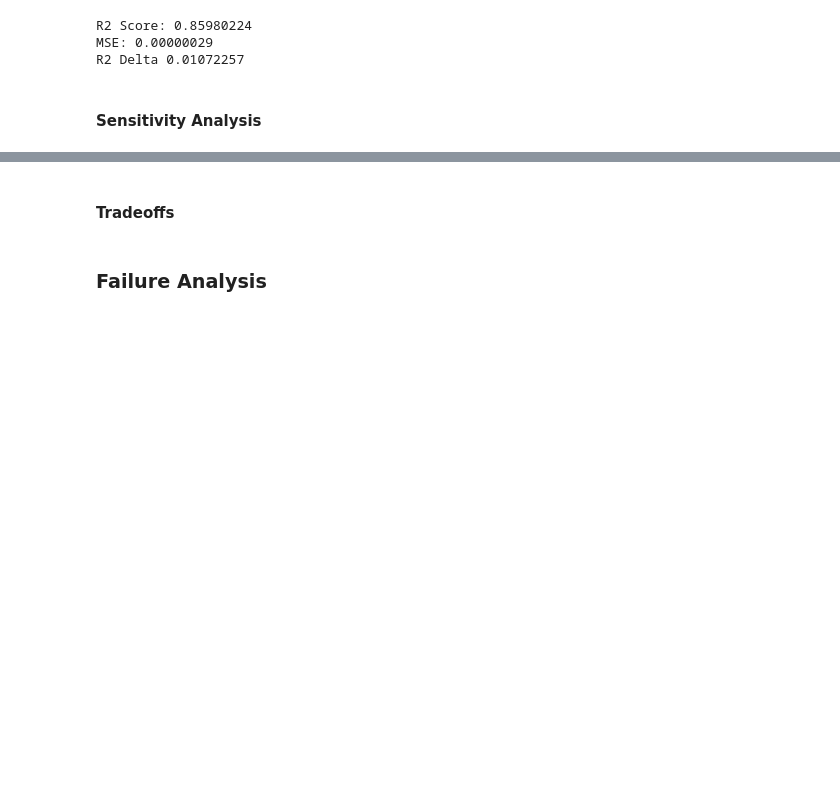
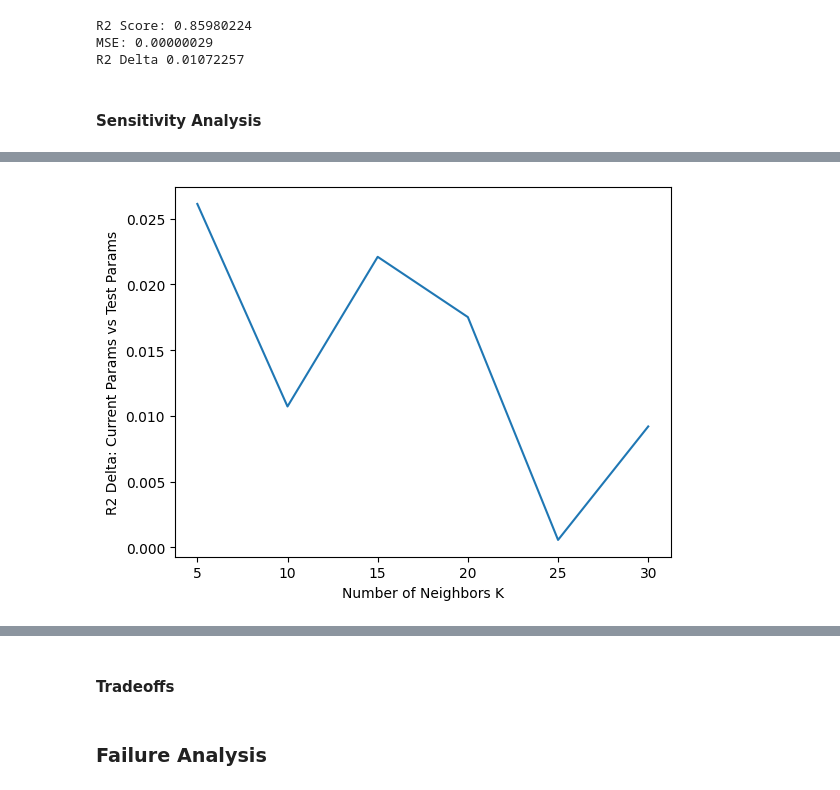
Before and after one commit to geoffgin/Pre-Existing-Factors, a Jupyter notebook: Supervised.ipynb, the cells around one changed output, grey strips where cells are left out. Drawn from its saved outputs; the diff is of its cells as text; code cells hidden in the pictures; blank space fills up the shorter version.

```diff
--- a/Supervised.ipynb
+++ b/Supervised.ipynb
@@ -479,0 +557,8 @@ R2 Delta 0.01072257
+# %%
+x = range(5,31,5)
+plt.plot(x, r2testdelta)
+plt.xlabel("Number of Neighbors K")
+plt.ylabel("R2 Delta: Current Params vs Test Params")
+plt.show()
+# %% [output]
+[figure, added]
```
Also changed, not shown: parts of 24 cells of this notebook.
